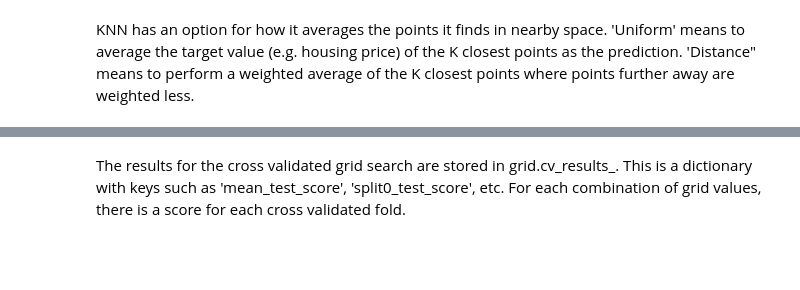
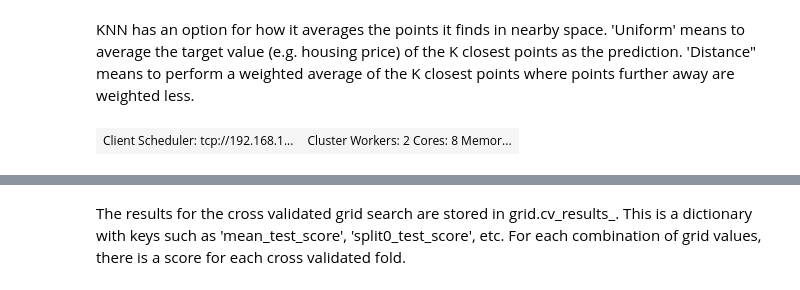
Before and after one commit to sdiehl28/Scikit-Learn-Workflow, a Jupyter notebook: projects/king_county_house/CV_Hyperparameter.ipynb, the cells around one changed output, grey strips where cells are left out. Saved outputs shown, nothing was run; the diff lists cells and outputs as text; code cells hidden in the pictures; blank space fills up the shorter version.

```diff
--- a/projects/king_county_house/CV_Hyperparameter.ipynb
+++ b/projects/king_county_house/CV_Hyperparameter.ipynb
@@ -122,3 +172,9 @@ param_grid = {
+# %%
+from dask.distributed import Client
+client = Client('192.168.168.67:8786')
+client
+# %% [output]
+| Client Scheduler: tcp://192.168.1... | Cluster Workers: 2 Cores: 8 Memor... |
 # %%
 from sklearn.preprocessing import StandardScaler
 from sklearn.decomposition import PCA
```
Also changed, not shown: parts of 32 cells of this notebook, 3 other files.
